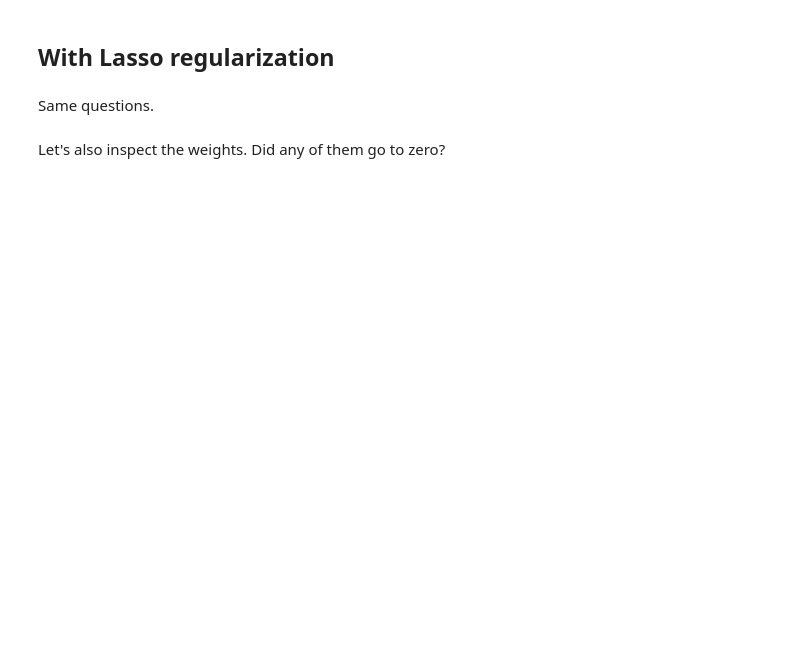
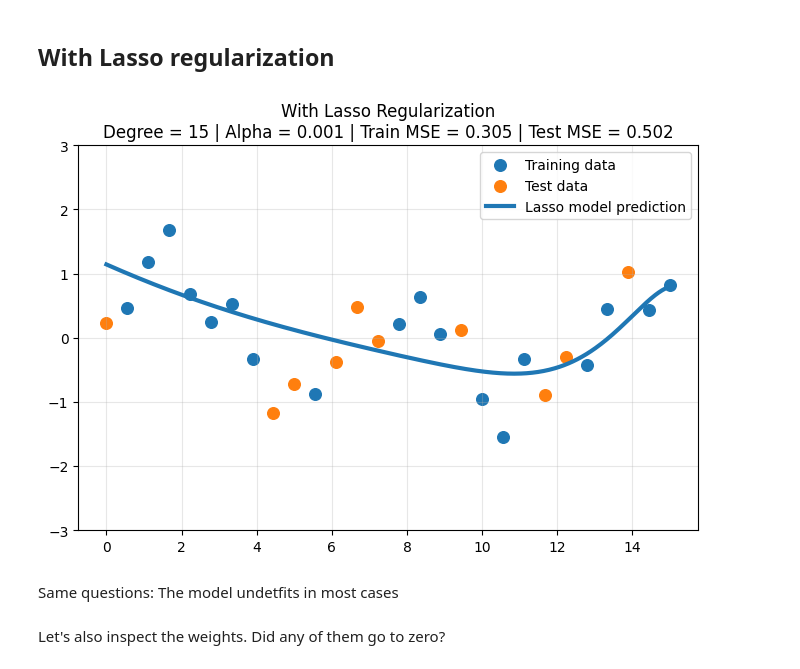
Before and after one commit to thienminhdepzai/ml-course, a Jupyter notebook: docs/4-Regularization/01-regularization-basics.ipynb, the cells around one changed output. Saved outputs shown, nothing was run; the diff lists cells and outputs as text; code cells hidden in the pictures; blank space fills up the shorter version.

```diff
--- a/docs/4-Regularization/01-regularization-basics.ipynb
+++ b/docs/4-Regularization/01-regularization-basics.ipynb
@@ -191,45 +210,48 @@ plt.show()
 ## With Lasso regularization
 # %%
 from sklearn.linear_model import Lasso
+from sklearn.preprocessing import StandardScaler
 
-alpha = 10
+alpha = 0.001
 
-max_iter = 10000
+max_iter = 50000
 
 model_lasso = make_pipeline(
     PolynomialFeatures(degree, include_bias=False),
     StandardScaler(),
     Lasso(alpha=alpha, max_iter=max_iter)
 )
 
 model_lasso.fit(X_train, y_train)
 
 y_plot_lasso = model_lasso.predict(x_plot)
 y_train_pred_lasso = model_lasso.predict(X_train)
 y_test_pred_lasso = model_lasso.predict(X_test)
 
 train_mse_lasso = mean_squared_error(y_train, y_train_pred_lasso)
 test_mse_lasso = mean_squared_error(y_test, y_test_pred_lasso)
 
 plt.figure(figsize=(8, 5))
 
 plt.scatter(X_train, y_train, label="Training data", s=70)
 plt.scatter(X_test, y_test, label="Test data", s=70)
 
 plt.plot(x_plot, y_plot_lasso, linewidth=3, label="Lasso model prediction")
 
 plt.title(
     f"With Lasso Regularization\n"
     f"Degree = {degree} | Alpha = {alpha} | "
     f"Train MSE = {train_mse_lasso:.3f} | Test MSE = {test_mse_lasso:.3f}"
 )
 
 plt.ylim(-3, 3)
 plt.grid(True, alpha=0.3)
 plt.legend()
 plt.show()
+# %% [output]
+[figure, added]
 # %% [markdown]
-Same questions.
+Same questions: The model undetfits in most cases
 # %% [markdown]
 Let's also inspect the weights. Did any of them go to zero?
 # %%
```
Also changed, not shown: parts of 6 cells of this notebook.
